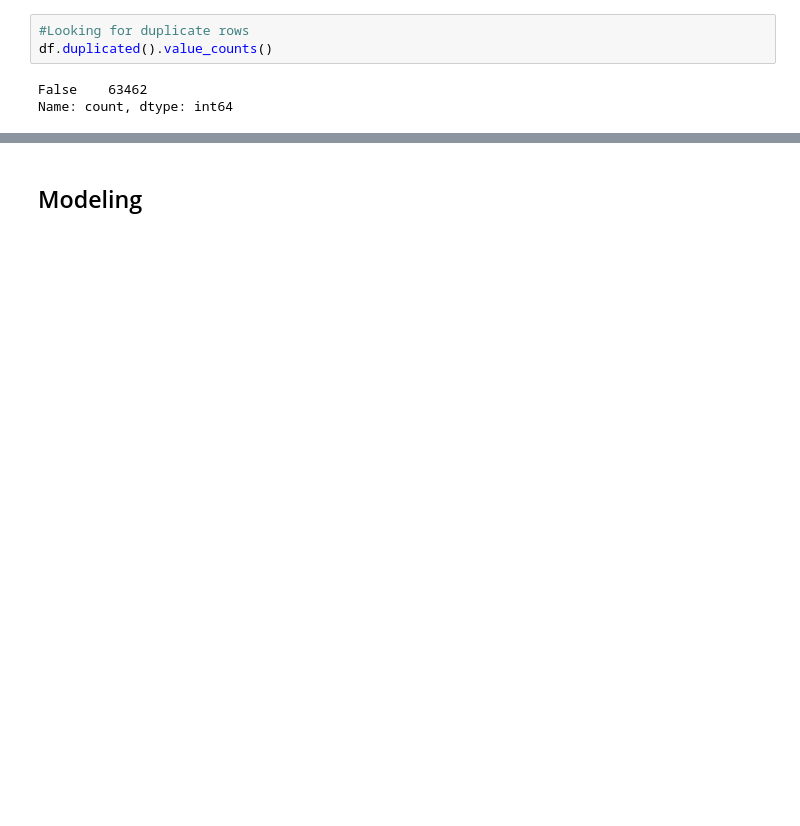
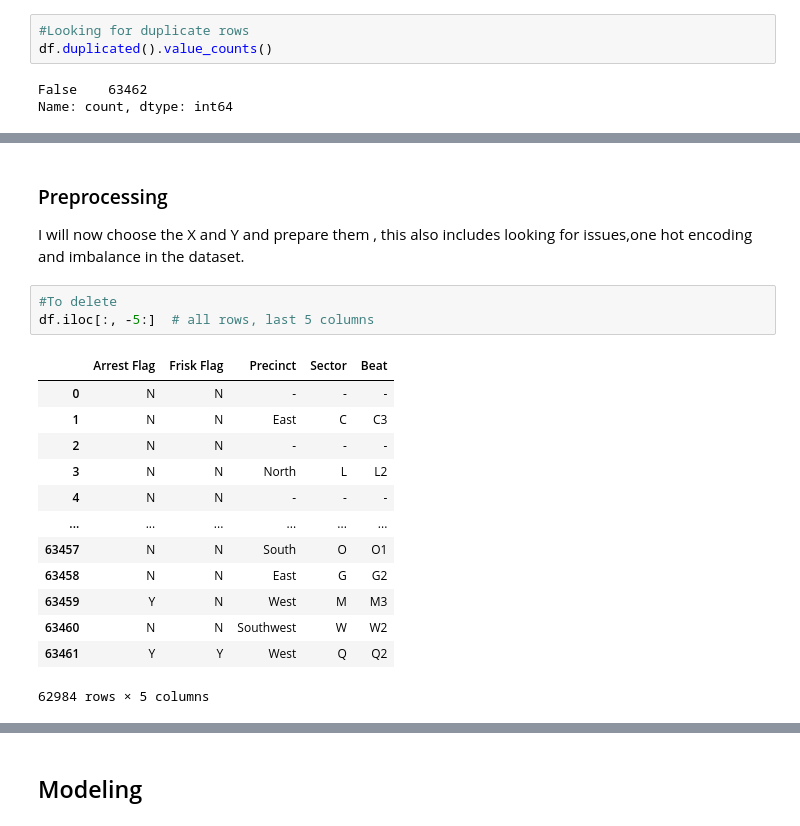
Before and after one commit to Tintin-dataObsessed/terry-stop-legal-analysis, a Jupyter notebook: index.ipynb, the cells around one changed output, grey strips where cells are left out. Cells and saved outputs as stored; diff of their text form; blank space fills up the shorter version.

```diff
--- a/index.ipynb
+++ b/index.ipynb
@@ -125,0 +182,20 @@ memory usage: 11.1+ MB
+# %% [markdown]
+### Preprocessing
+I will now choose the X and Y and prepare them , this also includes looking for issues,one hot encoding and imbalance in the dataset.
+# %%
+#To delete
+df.iloc[:, -5:]  # all rows, last 5 columns
+# %% [output]
+|  | Arrest Flag | Frisk Flag | Precinct | Sector | Beat |
+| 0 | N | N | - | - | - |
+| 1 | N | N | East | C | C3 |
+| 2 | N | N | - | - | - |
+| 3 | N | N | North | L | L2 |
+| 4 | N | N | - | - | - |
+| ... | ... | ... | ... | ... | ... |
+| 63457 | N | N | South | O | O1 |
+| 63458 | N | N | East | G | G2 |
+| 63459 | Y | N | West | M | M3 |
+| 63460 | N | N | Southwest | W | W2 |
+| 63461 | Y | Y | West | Q | Q2 |
+62984 rows × 5 columns
```
Also changed, not shown: parts of 27 cells of this notebook, 1 other file.
